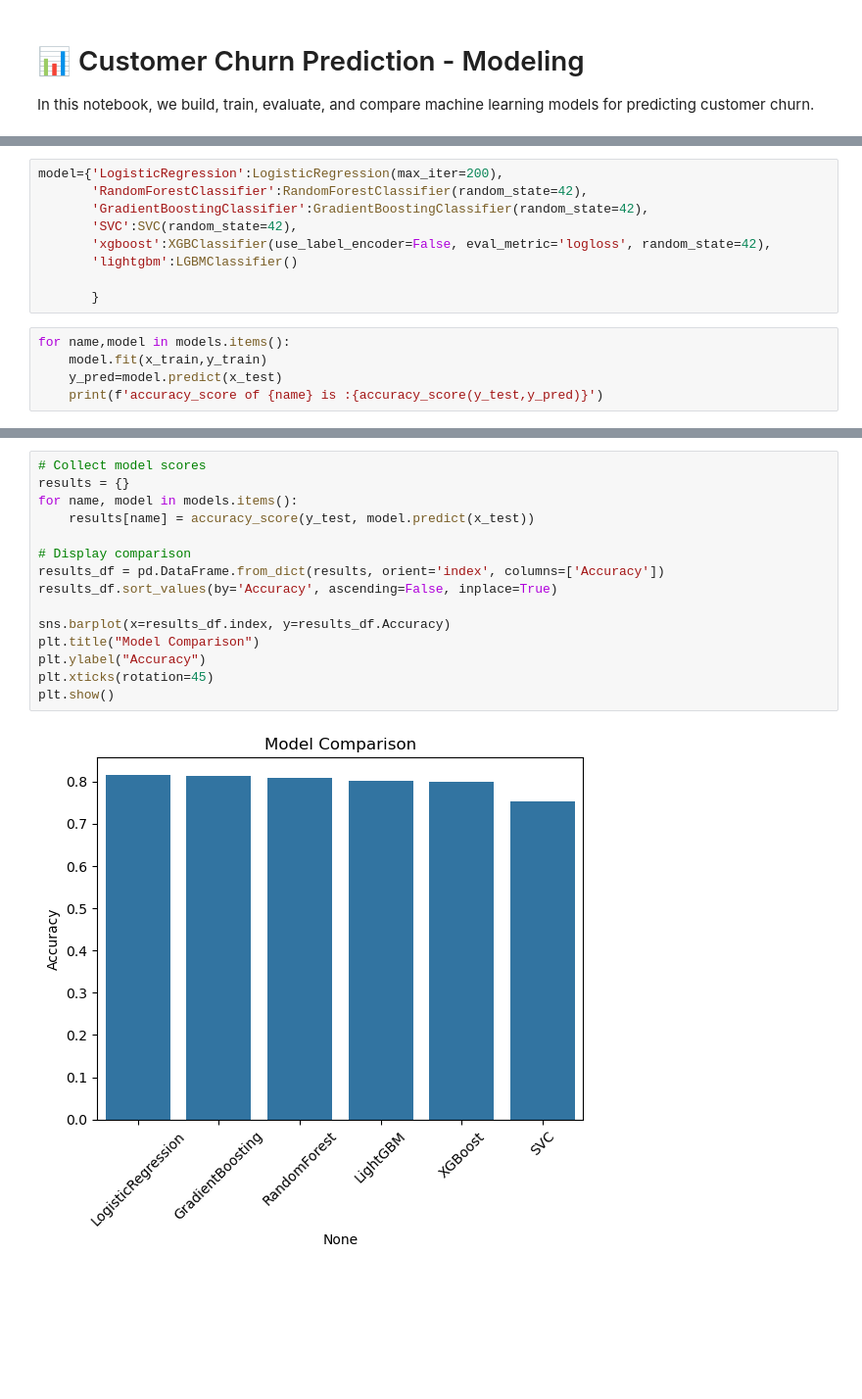
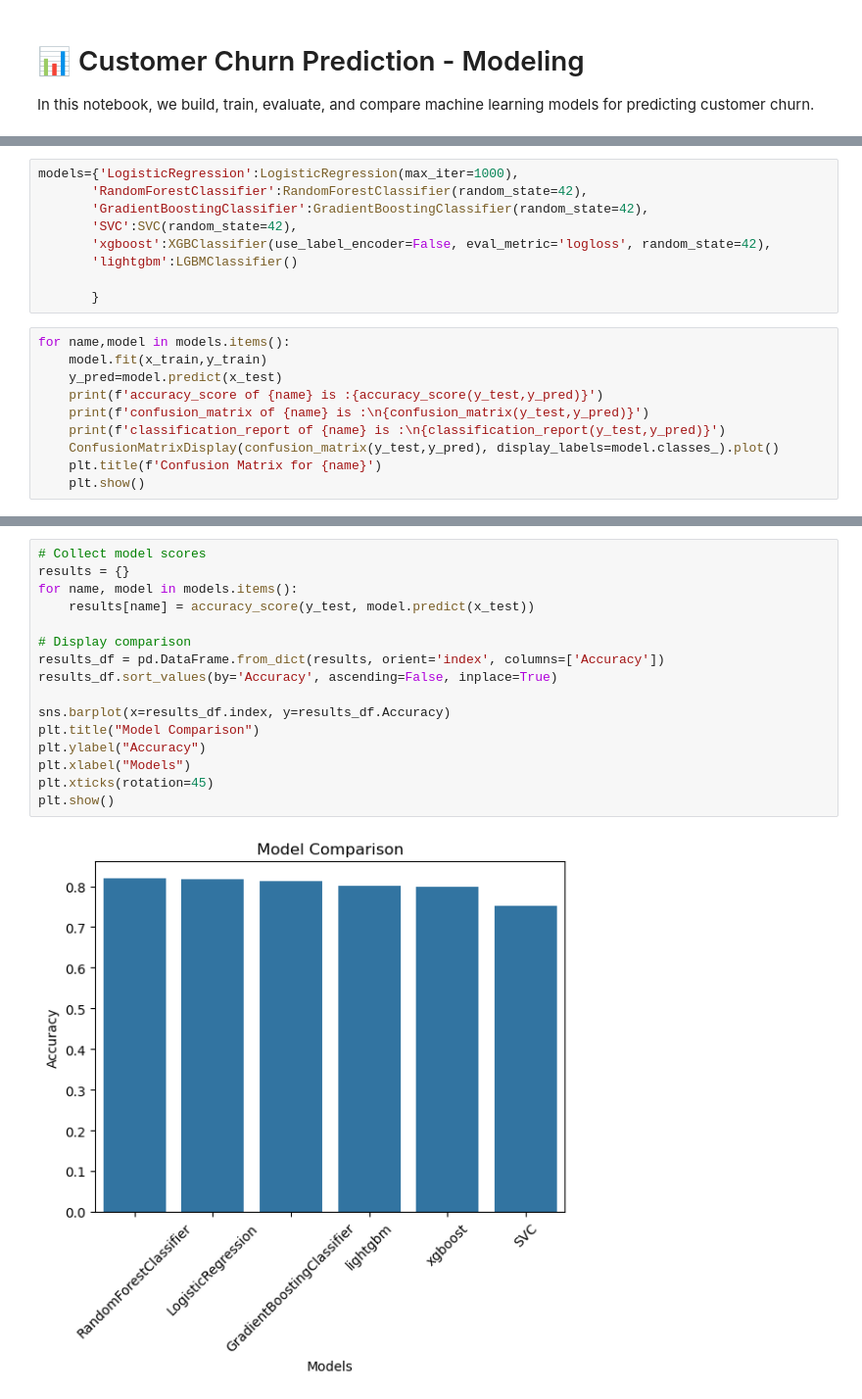
Before and after one commit to likitharai/-Customer-Churn-Demand-Prediction-Using-ML, a Jupyter notebook: Notebooks/Modling.ipynb, the cells around one changed output, grey strips where cells are left out. Shown: that part at 98% size. Cells and saved outputs as stored; diff of their text form; blank space fills up the shorter version.

```diff
--- a/Notebooks/Modling.ipynb
+++ b/Notebooks/Modling.ipynb
@@ -20,5 +24,5 @@ y_test = pd.read_csv(r'C:\Users\raich\Desktop\project2\-Customer-Churn-Demand-Pr
 # %%
-model={'LogisticRegression':LogisticRegression(max_iter=200),
+models={'LogisticRegression':LogisticRegression(max_iter=1000),
        'RandomForestClassifier':RandomForestClassifier(random_state=42),
        'GradientBoostingClassifier':GradientBoostingClassifier(random_state=42),
        'SVC':SVC(random_state=42),
@@ -31,6 +35,11 @@ for name,model in models.items():
     model.fit(x_train,y_train)
     y_pred=model.predict(x_test)
     print(f'accuracy_score of {name} is :{accuracy_score(y_test,y_pred)}')
+    print(f'confusion_matrix of {name} is :\n{confusion_matrix(y_test,y_pred)}')
+    print(f'classification_report of {name} is :\n{classification_report(y_test,y_pred)}')
+    ConfusionMatrixDisplay(confusion_matrix(y_test,y_pred), display_labels=model.classes_).plot()
+    plt.title(f'Confusion Matrix for {name}')
+    plt.show()
 # %% [output]
 STOP: TOTAL NO. of ITERATIONS REACHED LIMIT.
 
@@ -66,17 +140,18 @@ accuracy_score of LightGBM is :0.800792864222002
 # %%
 # Collect model scores
 results = {}
 for name, model in models.items():
     results[name] = accuracy_score(y_test, model.predict(x_test))
 
 # Display comparison
 results_df = pd.DataFrame.from_dict(results, orient='index', columns=['Accuracy'])
 results_df.sort_values(by='Accuracy', ascending=False, inplace=True)
 
 sns.barplot(x=results_df.index, y=results_df.Accuracy)
 plt.title("Model Comparison")
 plt.ylabel("Accuracy")
+plt.xlabel("Models")
 plt.xticks(rotation=45)
 plt.show()
 # %% [output]
-[figure, old version]
+[figure, new version]
```
Also changed, not shown: parts of 15 cells of this notebook, 3 other files.
